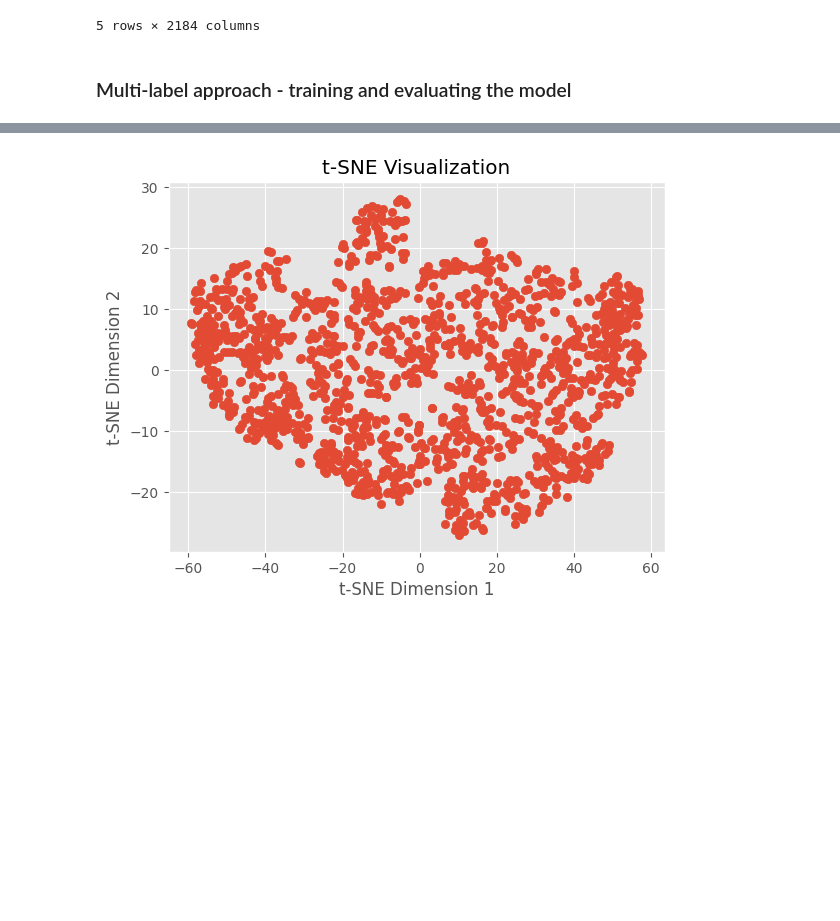
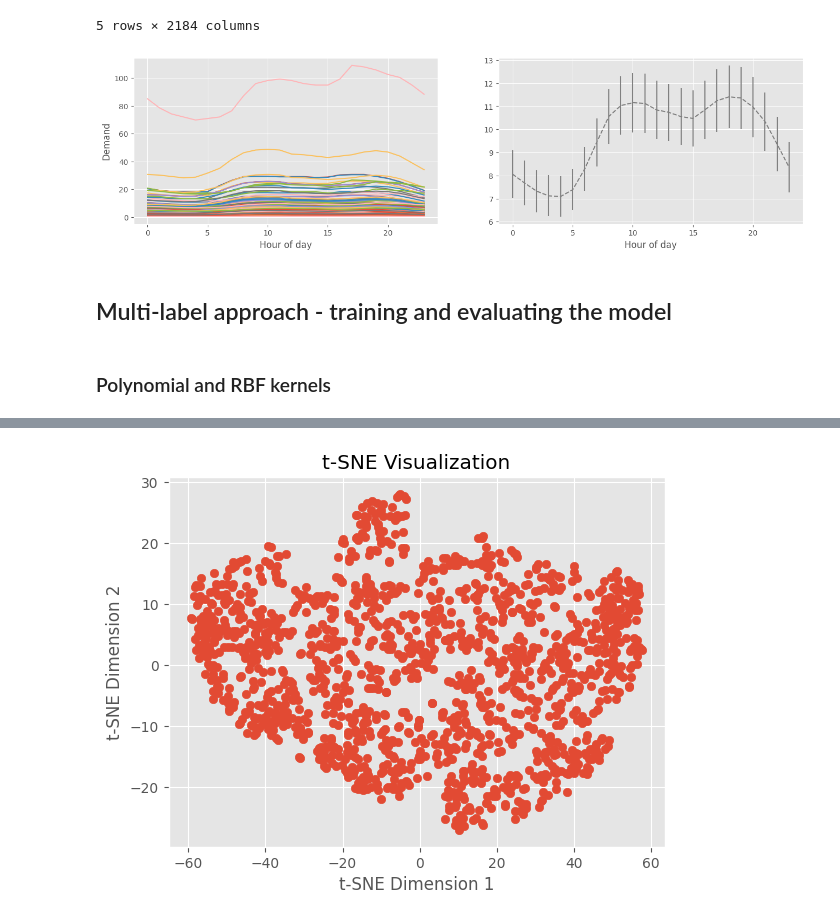
Before and after one commit to albertkjoller/ml-energy-systems, a Jupyter notebook: src/assignment3/notebooks/explainer_notebook.ipynb, the cells around one changed output, grey strips where cells are left out. Drawn from its saved outputs; the diff is of its cells as text; code cells hidden in the pictures; blank space fills up the shorter version.

```diff
--- a/src/assignment3/notebooks/explainer_notebook.ipynb
+++ b/src/assignment3/notebooks/explainer_notebook.ipynb
@@ -624,6 +624,20 @@ load_profiles.head()
 | 3 | 3.158315 | 1.374068 | 2.834605 | 2.115867 | 3.096773 | 1.509656 | ... |
 | 4 | 1.651378 | 0.484954 | 0.728867 | 0.434149 | 1.114263 | 0.450052 | ... |
 5 rows × 2184 columns
+# %%
+fig, axs = plt.subplots(1, 2, sharey=False, sharex=True, figsize=(16, 4))
+for i in range(91):
+    axs[0].plot(np.array(load_profiles.mean(axis=0).values).reshape(24, -1)[:, i])
+
+axs[0].set_ylabel('Demand')
+axs[0].set_xlabel('Hour of day')
+
+means_ = np.array(load_profiles.mean(axis=0).values).reshape(24, -1).mean(axis=1)
+axs[1].errorbar(np.arange(0, 24), means_, yerr=np.array(load_profiles.mean(axis=0).values).reshape(24, -1).std(axis=1) / np.sqrt(91), color='gray', ls='--', label='Average')
+axs[1].set_xlabel('Hour of day')
+plt.show()
+# %% [output]
+[figure, added]
 # %%
 # OUTPUT: binary generator on/off status
 # OUTPUT: active constraints (on transmission lines)
@@ -636,5 +650,5 @@ load_profiles.head()
 # COULD USE     : cost of operation          --> ...
 # COULD USE     : cost of start-up           --> ...
 # %% [markdown]
-### Multi-label approach - training and evaluating the model
+## Multi-label approach - training and evaluating the model
 # %%
@@ -661 +693,3 @@ def compute_auc_plot_roc(ytest_gen, yhat_probs, gen_, hour_, axs):
+# %% [markdown]
+### Polynomial and RBF kernels
 # %%
```
Also changed, not shown: parts of 19 cells of this notebook, 16 other files.
